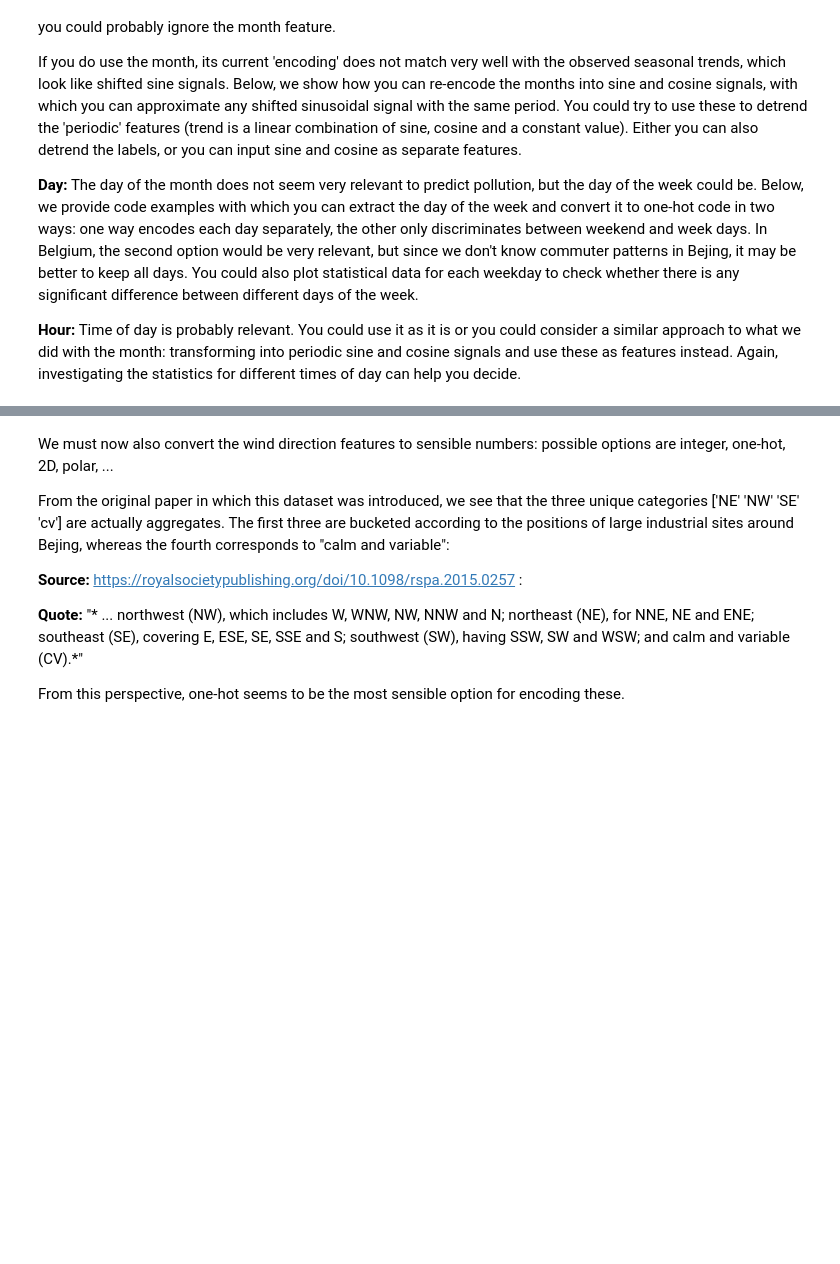
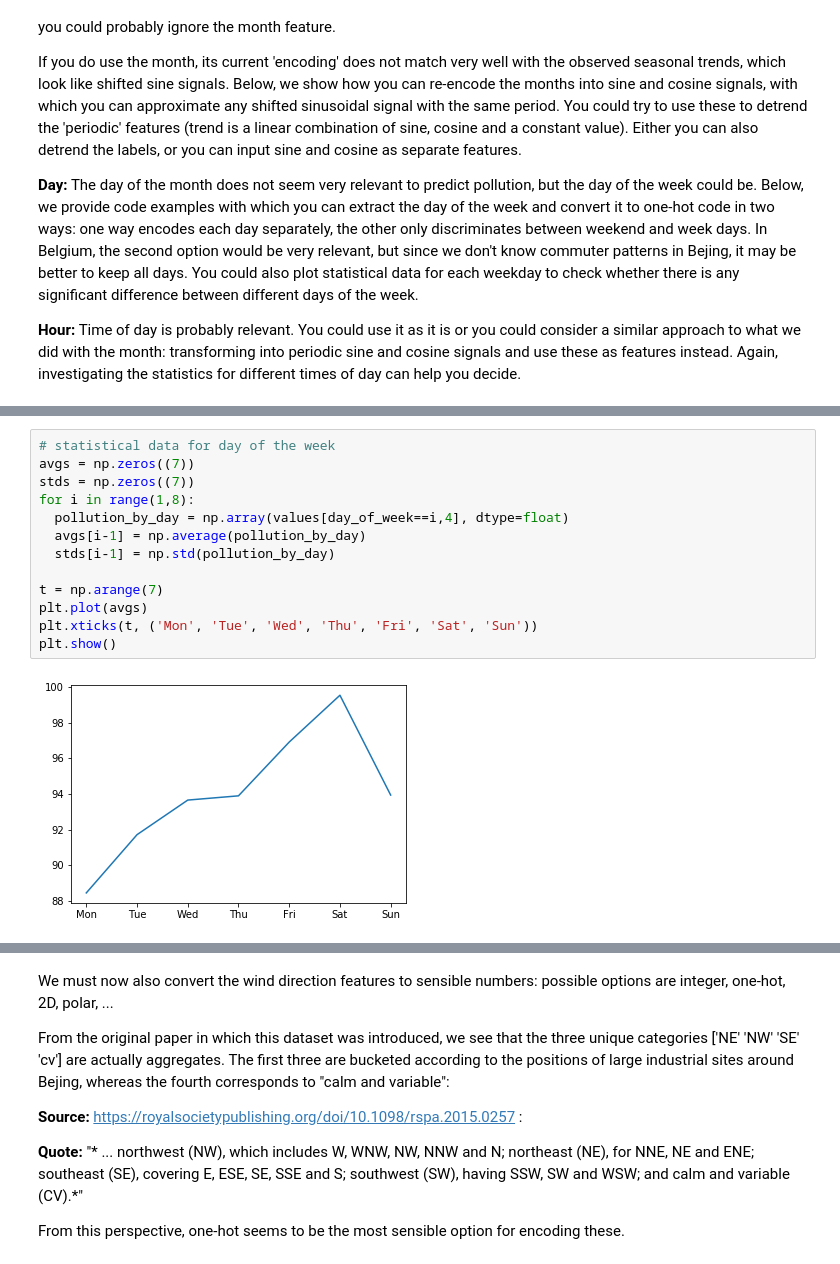
Before and after one commit to gartangh/Deep-Learning-Labs, a Jupyter notebook: Lab 4/Third_graded_assignment_data_preprocessing.ipynb, the cells around one changed output, grey strips where cells are left out. Cells and saved outputs as stored; diff of their text form; blank space fills up the shorter version.

Commit message:
finished data preprocessing

```diff
--- a/Lab 4/Third_graded_assignment_data_preprocessing.ipynb
+++ b/Lab 4/Third_graded_assignment_data_preprocessing.ipynb
@@ -194,0 +222,15 @@ plt.show()
+# %%
+# statistical data for day of the week
+avgs = np.zeros((7))
+stds = np.zeros((7))
+for i in range(1,8):
+  pollution_by_day = np.array(values[day_of_week==i,4], dtype=float)
+  avgs[i-1] = np.average(pollution_by_day)
+  stds[i-1] = np.std(pollution_by_day)
+
+t = np.arange(7)
+plt.plot(avgs)
+plt.xticks(t, ('Mon', 'Tue', 'Wed', 'Thu', 'Fri', 'Sat', 'Sun'))
+plt.show()
+# %% [output]
+[figure, added]
```
Also changed, not shown: parts of 12 cells of this notebook, 8 other files.
